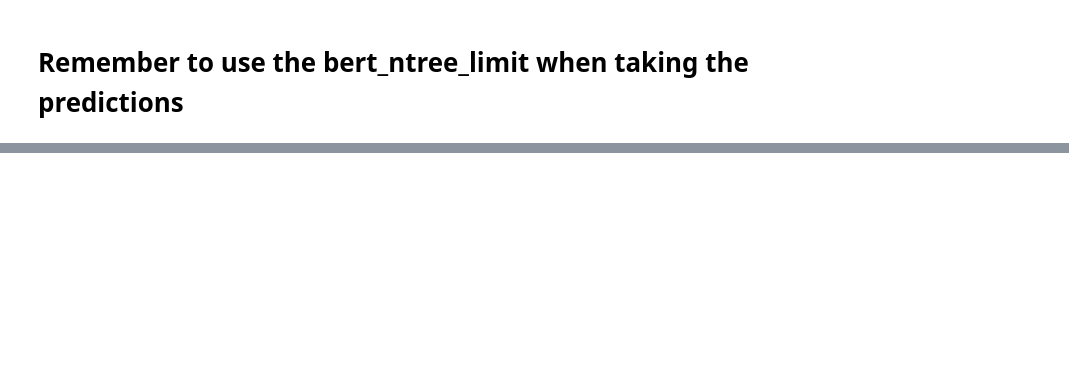
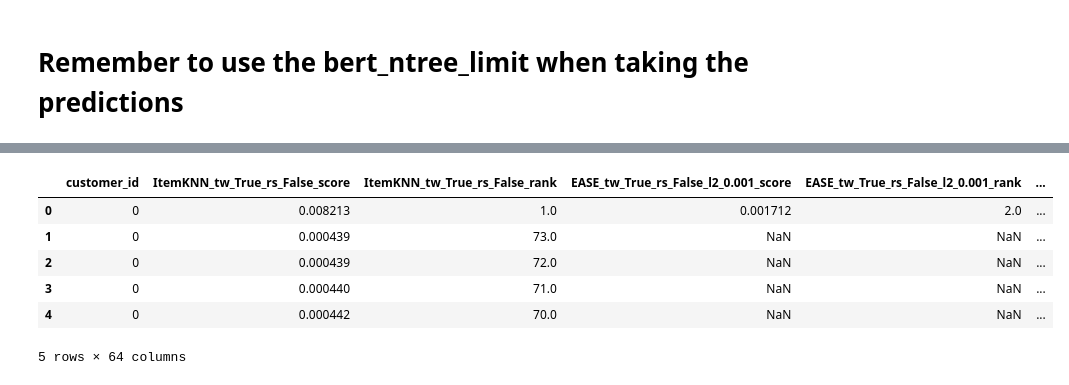
Before and after one commit to damicoedoardo/HnMChallenge, a Jupyter notebook: hnmchallenge/data_analysis/xgb_predictions.ipynb, the cells around one changed output, grey strips where cells are left out. Cells and saved outputs as stored; diff of their text form; code cells hidden in the pictures; blank space fills up the shorter version.

```diff
--- a/hnmchallenge/data_analysis/xgb_predictions.ipynb
+++ b/hnmchallenge/data_analysis/xgb_predictions.ipynb
@@ -70,0 +87,10 @@ X.head()
+# %%
+features.head()
+# %% [output]
+|  | customer_id | ItemKNN_tw_True_rs_False_score | ItemKNN_tw_True_rs_False_rank | EASE_tw_True_rs_False_l2_0.001_score | EASE_tw_True_rs_False_l2_0.001_rank | ... |
+| 0 | 0 | 0.008213 | 1.0 | 0.001712 | 2.0 | ... |
+| 1 | 0 | 0.000439 | 73.0 | NaN | NaN | ... |
+| 2 | 0 | 0.000439 | 72.0 | NaN | NaN | ... |
+| 3 | 0 | 0.000440 | 71.0 | NaN | NaN | ... |
+| 4 | 0 | 0.000442 | 70.0 | NaN | NaN | ... |
+5 rows × 64 columns
```
Also changed, not shown: parts of 15 cells of this notebook, 10 other files.
